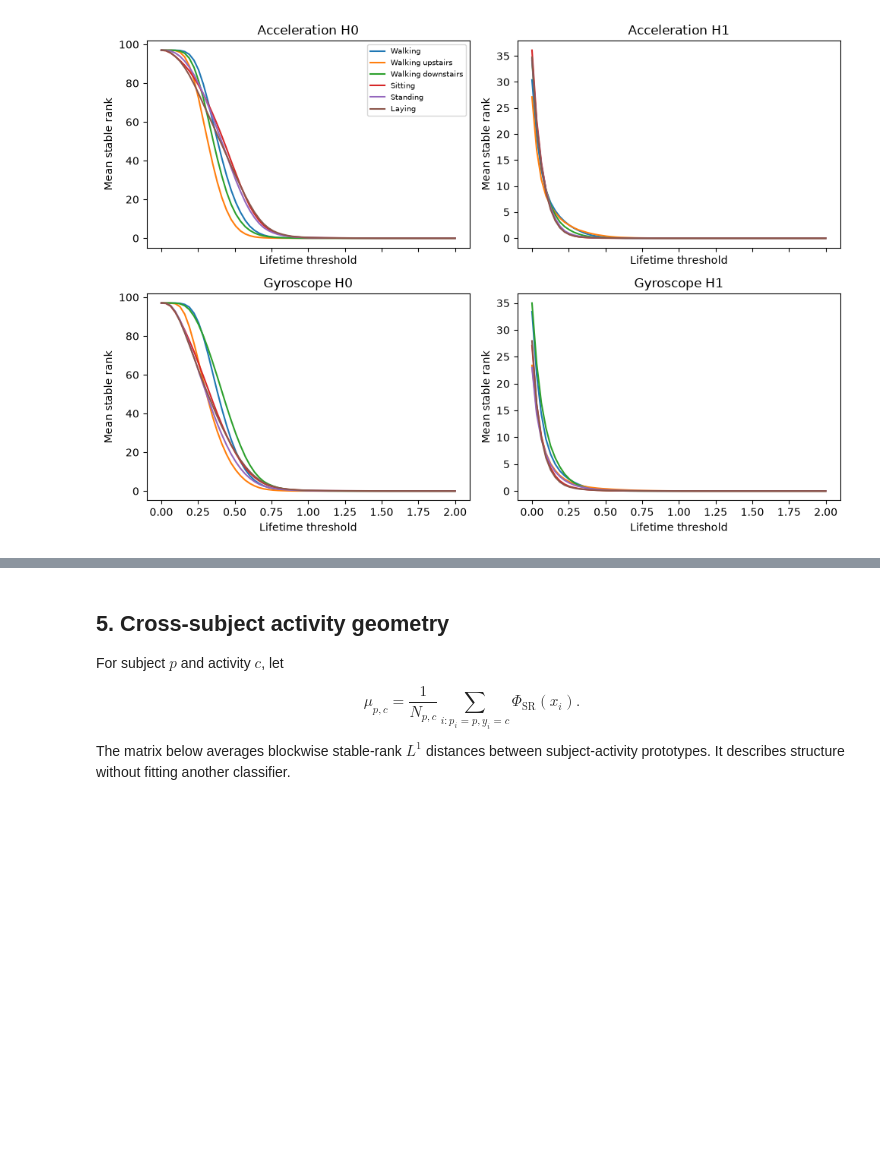
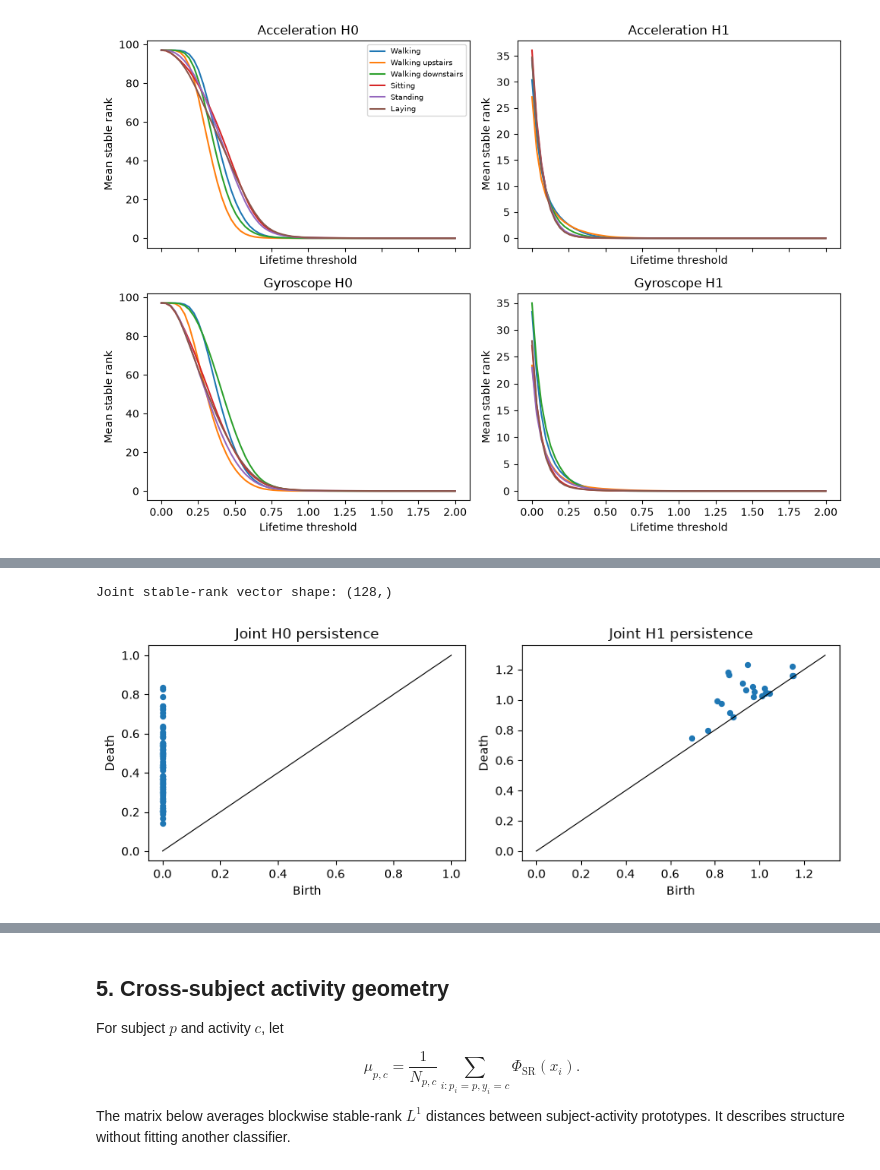
Before and after one commit to tagesk-tech/TDA-2956, a Jupyter notebook: analysis.ipynb, the cells around one changed output, grey strips where cells are left out. Cells and saved outputs as stored; diff of their text form; code cells hidden in the pictures; blank space fills up the shorter version.

Commit message:
Add weighted joint sensor topology analysis

```diff
--- a/analysis.ipynb
+++ b/analysis.ipynb
@@ -119,0 +186,26 @@ Cloud shape: (98, 9) raw RMS radius: 0.5179
+# %%
+equal_joint_cloud, joint_radii = joint_delay_cloud(
+    train["body_acc"][index],
+    train["body_gyro"][index],
+    acceleration_weight=0.5,
+    m=3,
+    lag=15,
+)
+print("Separate acceleration cloud:", cloud.shape)
+print("Joint acceleration-gyroscope cloud:", equal_joint_cloud.shape)
+print("Acceleration and gyroscope radii:", np.round(joint_radii, 4))
+
+acceleration_cloud, _ = normalize_cloud(
+    delay_cloud(train["body_acc"][index], m=3, lag=15)
+)
+gyroscope_cloud, _ = normalize_cloud(
+    delay_cloud(train["body_gyro"][index], m=3, lag=15)
+)
+acceleration_distance = np.linalg.norm(acceleration_cloud[0] - acceleration_cloud[1])
+gyroscope_distance = np.linalg.norm(gyroscope_cloud[0] - gyroscope_cloud[1])
+formula_distance = np.sqrt(
+    0.5 * acceleration_distance**2 + 0.5 * gyroscope_distance**2
+)
+computed_distance = np.linalg.norm(equal_joint_cloud[0] - equal_joint_cloud[1])
+print("Example distance from formula:", round(formula_distance, 8))
+print("Example distance in joined cloud:", round(computed_distance, 8))
@@ -169,0 +308,20 @@ fig.tight_layout()
+# %%
+joint_diagrams = ripser(equal_joint_cloud, maxdim=1, coeff=47)["dgms"]
+equal_joint_vector = np.concatenate([
+    stable_rank(joint_diagrams[0]),
+    stable_rank(joint_diagrams[1]),
+])
+fig, axes = plt.subplots(1, 2, figsize=(9, 3.5))
+for dimension, axis in enumerate(axes):
+    finite = joint_diagrams[dimension][
+        np.isfinite(joint_diagrams[dimension][:, 1])
+    ]
+    limit = max(1.0, finite.max() * 1.05) if len(finite) else 1.0
+    axis.scatter(finite[:, 0], finite[:, 1], s=18)
+    axis.plot((0, limit), (0, limit), color="black", linewidth=0.8)
+    axis.set(title=f"Joint H{dimension} persistence", xlabel="Birth", ylabel="Death")
+fig.tight_layout()
+print("Joint stable-rank vector shape:", equal_joint_vector.shape)
+# %% [output]
+Joint stable-rank vector shape: (128,)
+[figure, added]
```
Also changed, not shown: parts of 25 cells of this notebook, 7 other files.
